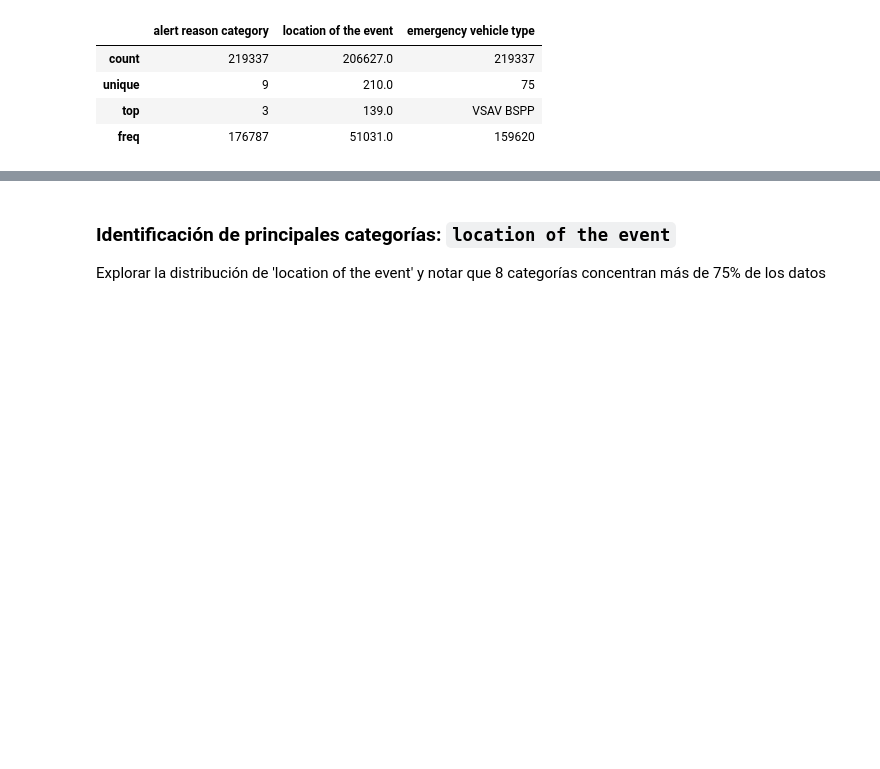
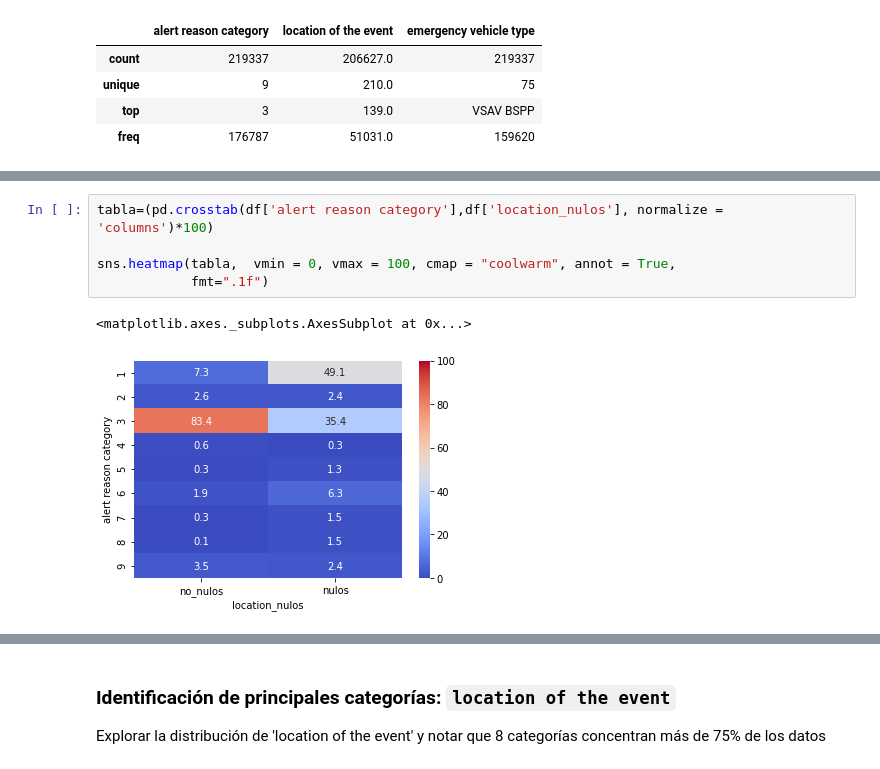
Before and after one commit to AnIsAsPe/Regresion-Robusta-para-estimar-tiempo-de-respuesta-de-un-servicio-de-emergencia, a Jupyter notebook: 1_Response_time_Paris_Fire_Brigade.ipynb, the cells around one changed output, grey strips where cells are left out. Saved outputs shown, nothing was run; the diff lists cells and outputs as text; blank space fills up the shorter version.

```diff
--- a/1_Response_time_Paris_Fire_Brigade.ipynb
+++ b/1_Response_time_Paris_Fire_Brigade.ipynb
@@ -287,0 +361,8 @@ df.describe(include='object')
+# %%
+tabla=(pd.crosstab(df['alert reason category'],df['location_nulos'], normalize = 'columns')*100)
+
+sns.heatmap(tabla,  vmin = 0, vmax = 100, cmap = "coolwarm", annot = True,
+            fmt=".1f")
+# %% [output]
+<matplotlib.axes._subplots.AxesSubplot at 0x...>
+[figure, added]
```
Also changed, not shown: parts of 47 cells of this notebook.
